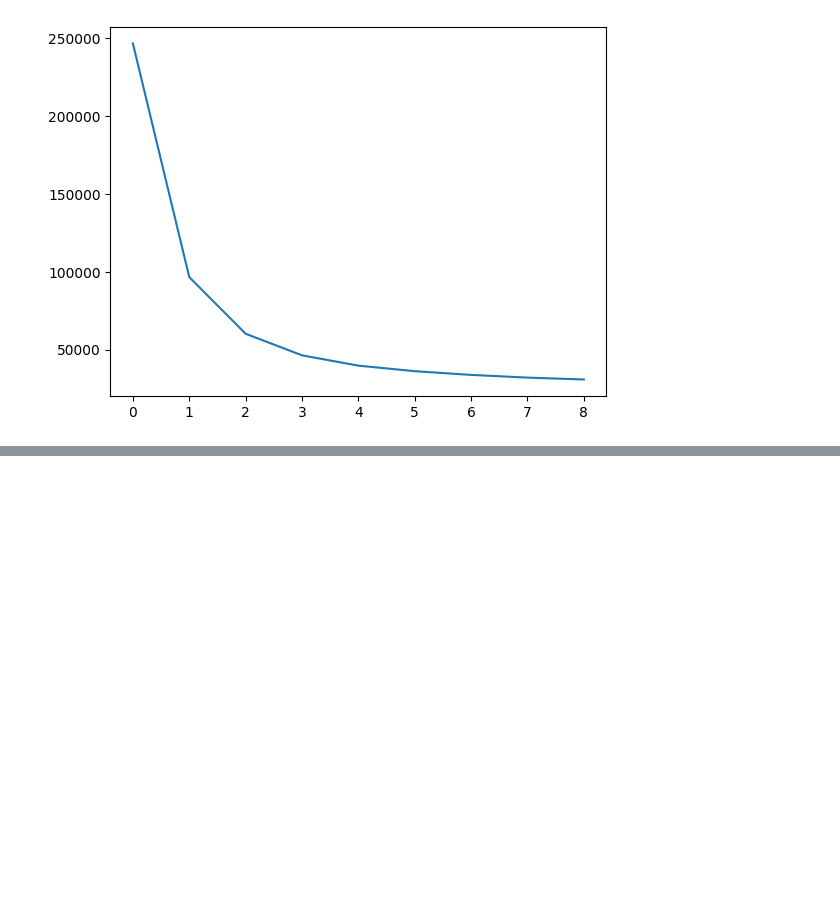
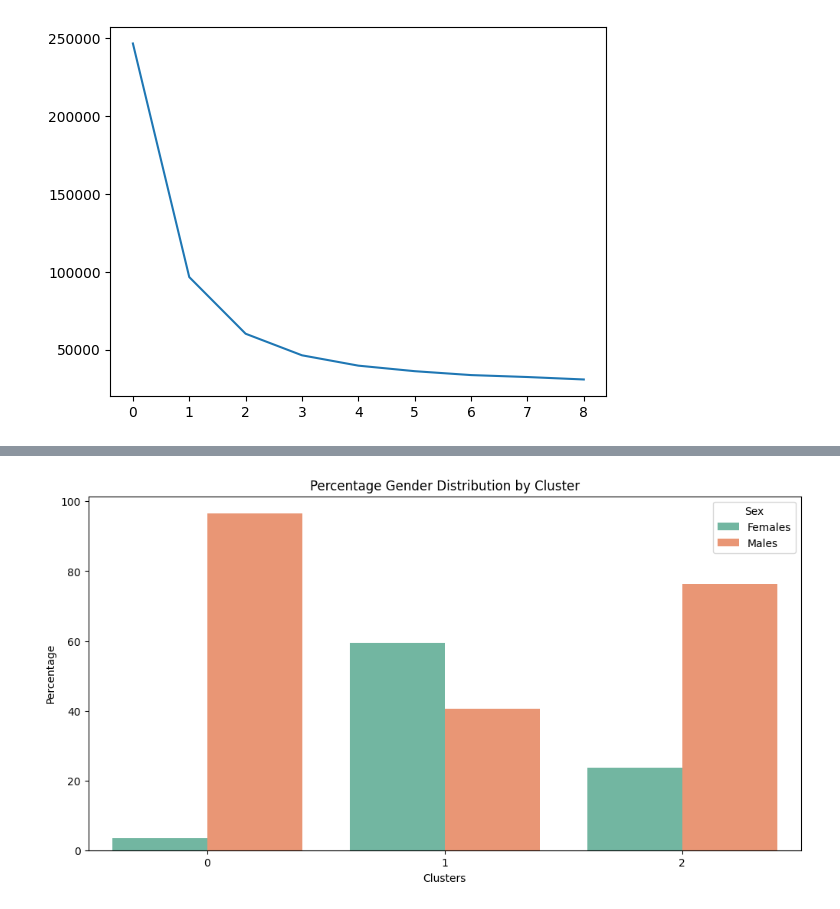
Before and after one commit to imhlas/datascience-miniproject, a Jupyter notebook: data/income_analysis.ipynb, the cells around one changed output, grey strips where cells are left out. Drawn from its saved outputs; the diff is of its cells as text; code cells hidden in the pictures; blank space fills up the shorter version.

```diff
--- a/data/income_analysis.ipynb
+++ b/data/income_analysis.ipynb
@@ -87,0 +116,15 @@ ModuleNotFoundError: No module named 'seaborn'
+# %%
+cluster_sex_percentages = income_data_with_clusters.groupby(['clusters', 'sex']).size().reset_index(name='count')
+total_counts = cluster_sex_percentages.groupby('clusters')['count'].sum().reset_index(name='total')
+cluster_sex_percentages = cluster_sex_percentages.merge(total_counts, on='clusters')
+cluster_sex_percentages['percentage'] = cluster_sex_percentages['count'] / cluster_sex_percentages['total'] * 100
+
+plt.figure(figsize=(12, 6))
+sns.barplot(x='clusters', y='percentage', hue='sex', data=cluster_sex_percentages, palette='Set2')
+plt.title("Percentage Gender Distribution by Cluster")
+plt.xlabel("Clusters")
+plt.ylabel("Percentage")
+plt.legend(title='Sex')
+plt.show()
+# %% [output]
+[figure, added]
```
Also changed, not shown: parts of 6 cells of this notebook.
